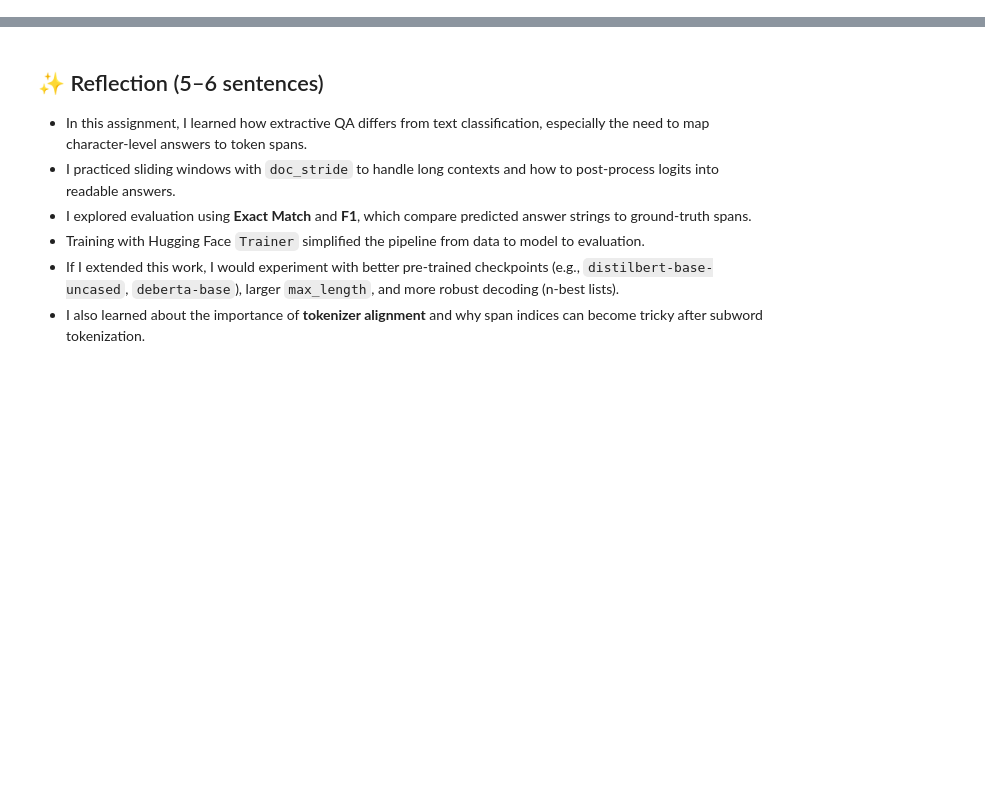
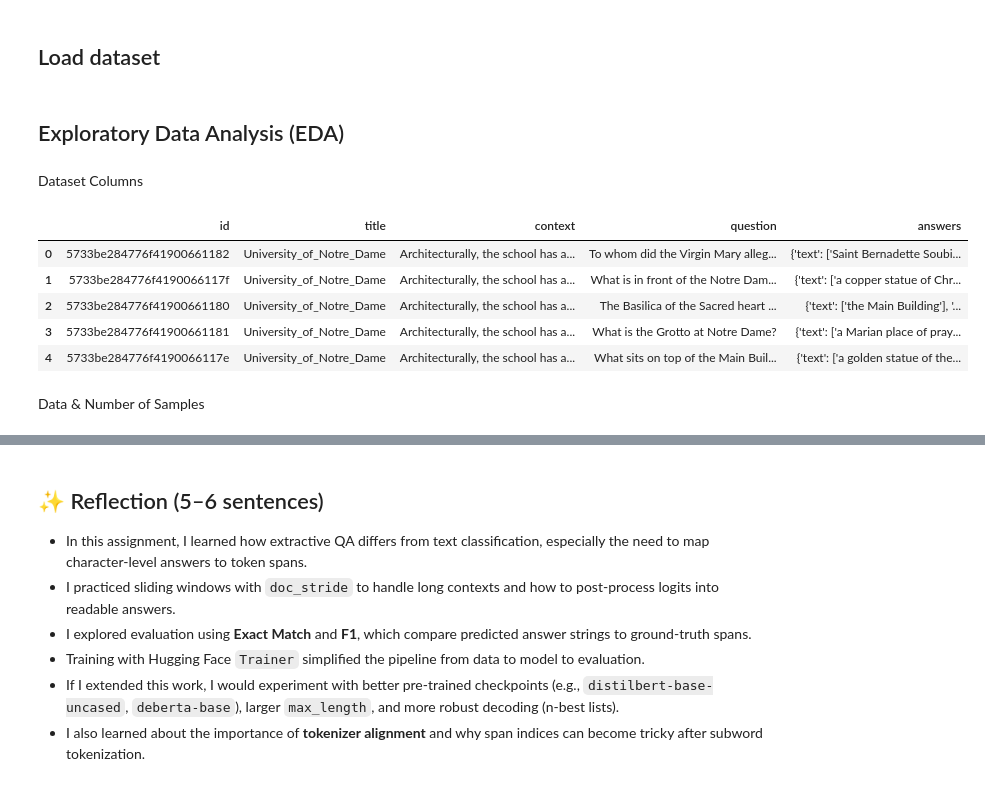
Before and after one commit to Aronno1920/AI-Engineering, a Jupyter notebook: Module 14/QA_FineTuning_SQuAD_SelimAhmed.ipynb, the cells around one changed output, grey strips where cells are left out. Drawn from its saved outputs; the diff is of its cells as text; code cells hidden in the pictures; blank space fills up the shorter version.

```diff
--- a/Module 14/QA_FineTuning_SQuAD_SelimAhmed.ipynb
+++ b/Module 14/QA_FineTuning_SQuAD_SelimAhmed.ipynb
@@ -357,0 +34,2 @@ save_path
+# %% [markdown]
+## Load dataset
@@ -357,0 +41,16 @@ save_path
+# %% [markdown]
+## Exploratory Data Analysis (EDA)
+# %% [markdown]
+Dataset Columns
+# %%
+df_train = pd.DataFrame(dataset["train"][:2000])
+df_train.head()
+# %% [output]
+|  | id | title | context | question | answers |
+| 0 | 5733be284776f41900661182 | University_of_Notre_Dame | Architecturally, the school has a... | To whom did the Virgin Mary alleg... | {'text': ['Saint Bernadette Soubi... |
+| 1 | 5733be284776f4190066117f | University_of_Notre_Dame | Architecturally, the school has a... | What is in front of the Notre Dam... | {'text': ['a copper statue of Chr... |
+| 2 | 5733be284776f41900661180 | University_of_Notre_Dame | Architecturally, the school has a... | The Basilica of the Sacred heart ... | {'text': ['the Main Building'], '... |
+| 3 | 5733be284776f41900661181 | University_of_Notre_Dame | Architecturally, the school has a... | What is the Grotto at Notre Dame? | {'text': ['a Marian place of pray... |
+| 4 | 5733be284776f4190066117e | University_of_Notre_Dame | Architecturally, the school has a... | What sits on top of the Main Buil... | {'text': ['a golden statue of the... |
+# %% [markdown]
+Data & Number of Samples
```
Also changed, not shown: parts of 52 cells of this notebook.
